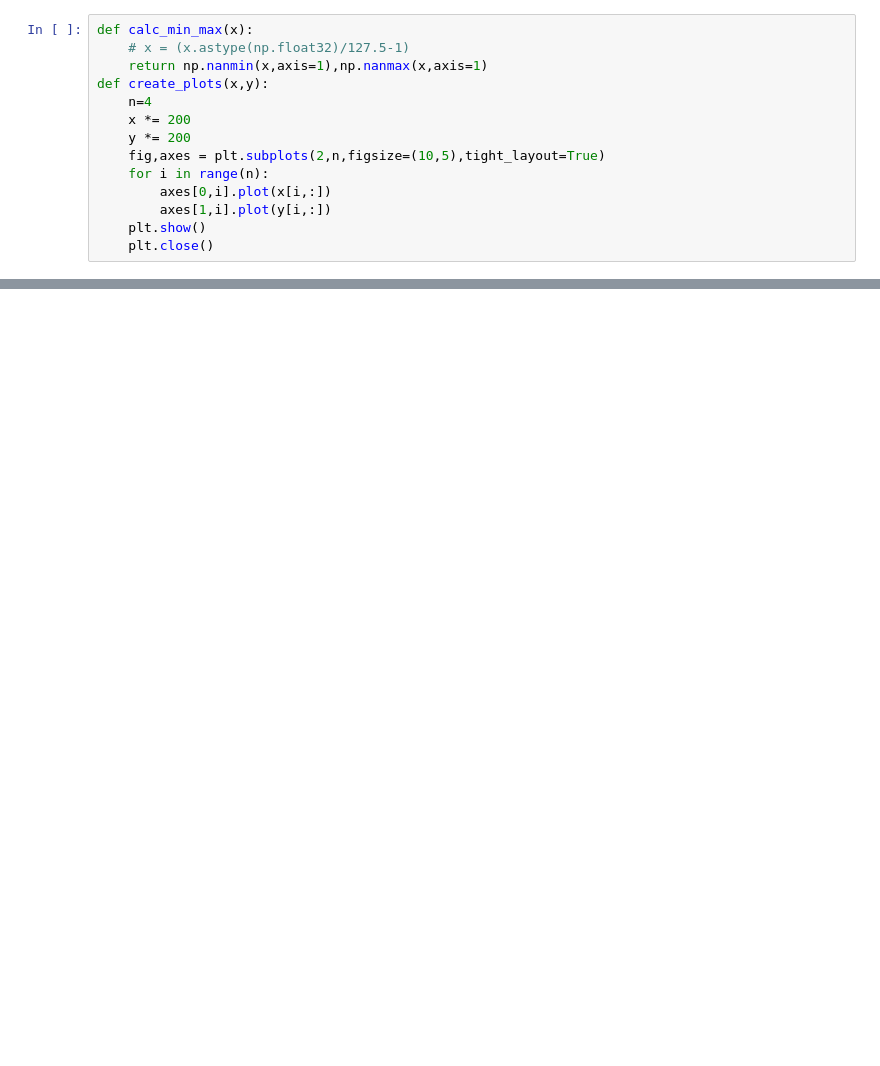
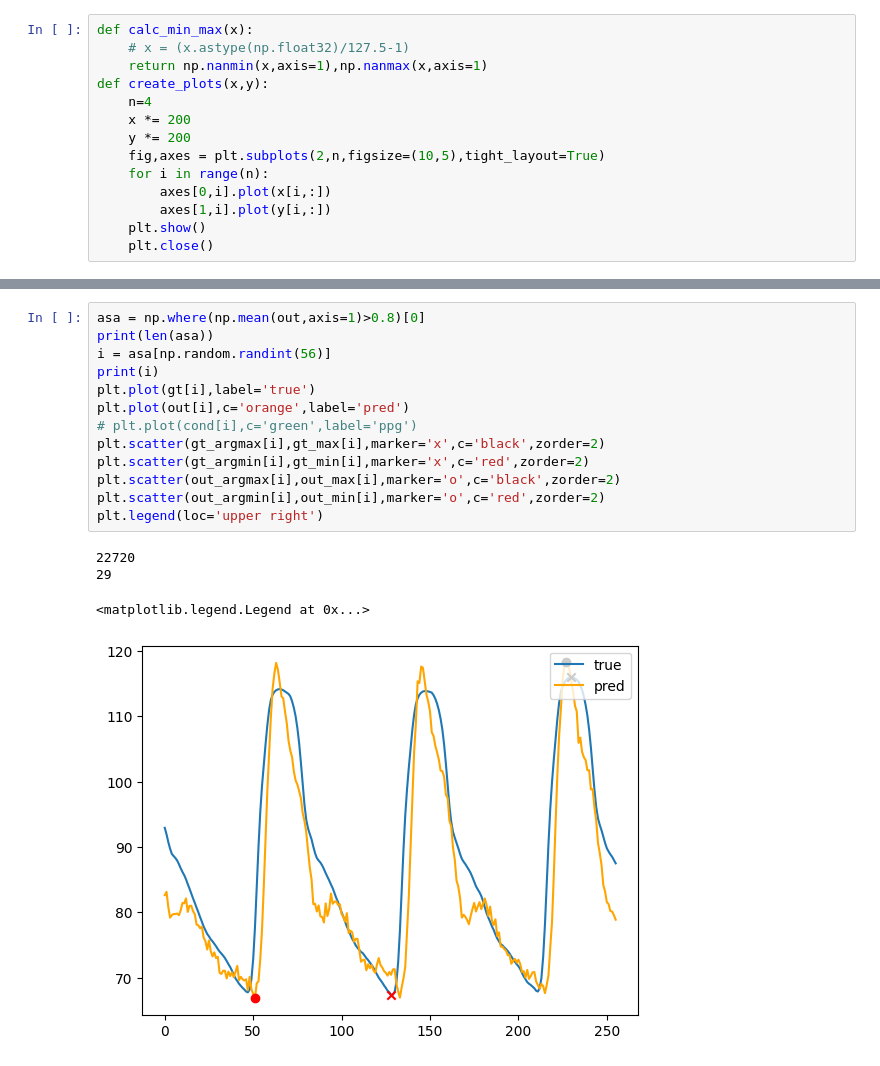
Before and after one commit to ax6000/BloodPressureEstimation, a Jupyter notebook: notebooks/plot_results.ipynb, the cells around one changed output, grey strips where cells are left out. Saved outputs shown, nothing was run; the diff lists cells and outputs as text; blank space fills up the shorter version.

```diff
--- a/notebooks/plot_results.ipynb
+++ b/notebooks/plot_results.ipynb
@@ -143,0 +430,18 @@ i = np.random.randint(10000)
+# %%
+asa = np.where(np.mean(out,axis=1)>0.8)[0]
+print(len(asa))
+i = asa[np.random.randint(56)]
+print(i)
+plt.plot(gt[i],label='true')
+plt.plot(out[i],c='orange',label='pred')
+# plt.plot(cond[i],c='green',label='ppg')
+plt.scatter(gt_argmax[i],gt_max[i],marker='x',c='black',zorder=2)
+plt.scatter(gt_argmin[i],gt_min[i],marker='x',c='red',zorder=2)
+plt.scatter(out_argmax[i],out_max[i],marker='o',c='black',zorder=2)
+plt.scatter(out_argmin[i],out_min[i],marker='o',c='red',zorder=2)
+plt.legend(loc='upper right')
+# %% [output]
+22720
+29
+<matplotlib.legend.Legend at 0x...>
+[figure, added]
```
Also changed, not shown: parts of 37 cells of this notebook, 17 other files.
